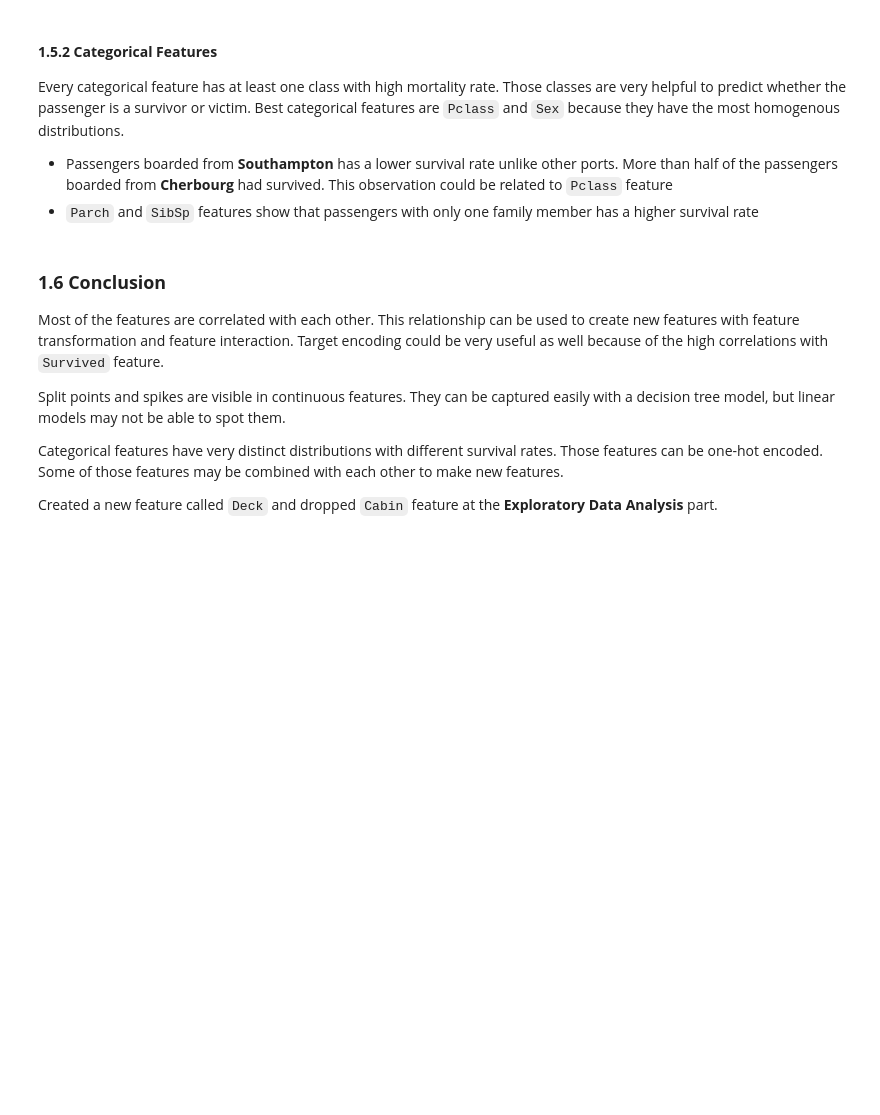
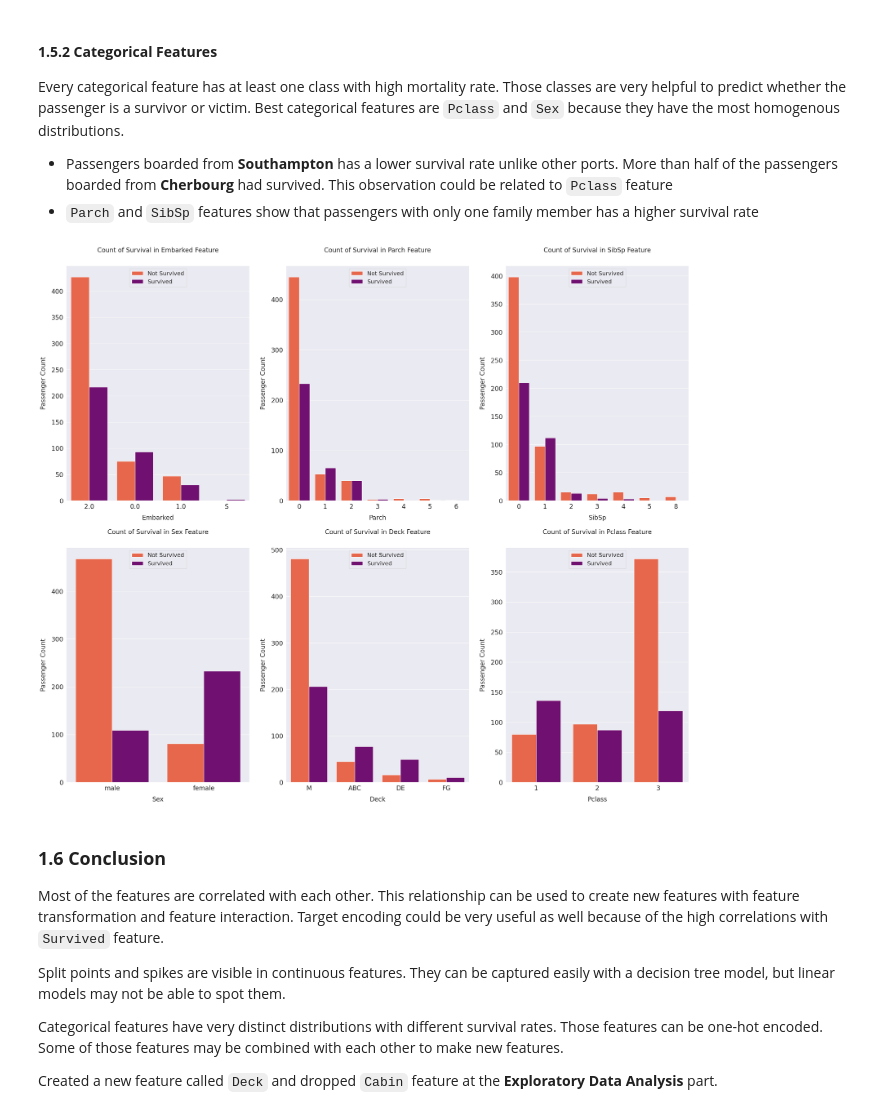
Before and after one commit to Amnaikram1/Titanic-Solution-Top-3-RandomForestClassifier, a Jupyter notebook: titanic-solution-by-dr-kaggler (1).ipynb, the cells around one changed output. Drawn from its saved outputs; the diff is of its cells as text; code cells hidden in the pictures; blank space fills up the shorter version.

```diff
--- a/titanic-solution-by-dr-kaggler (1).ipynb
+++ b/titanic-solution-by-dr-kaggler (1).ipynb
@@ -451,22 +585,24 @@ Every categorical feature has at least one class with high mortality rate. Those
 # %%
 cat_features = ['Embarked', 'Parch', 'SibSp', 'Sex', 'Deck', 'Pclass']
 
 fig, axs = plt.subplots(ncols=2, nrows=3, figsize=(20, 20))
 plt.subplots_adjust(right=1.5, top=1.25)
 
 for i, feature in enumerate(cat_features, 1):
     plt.subplot(2, 3, i)
-    sns.countplot(x=feature, hue='Survived', data=df_train)
+    sns.countplot(x=feature, hue='Survived', data=df_train, palette=['#FF5733', '#800080'])
 
     plt.xlabel('{}'.format(feature), size=20, labelpad=15)
     plt.ylabel('Passenger Count', size=20, labelpad=15)
     plt.tick_params(axis='x', labelsize=20)
     plt.tick_params(axis='y', labelsize=20)
 
     plt.legend(['Not Survived', 'Survived'], loc='upper center', prop={'size': 18})
     plt.title('Count of Survival in {} Feature'.format(feature), size=20, y=1.05)
 
 plt.show()
+# %% [output]
+[figure, added]
 # %% [markdown]
 ### **1.6 Conclusion**
 Most of the features are correlated with each other. This relationship can be used to create new features with feature transformation and feature interaction. Target encoding could be very useful as well because of the high correlations with `Survived` feature.
```
Also changed, not shown: parts of 32 cells of this notebook.
